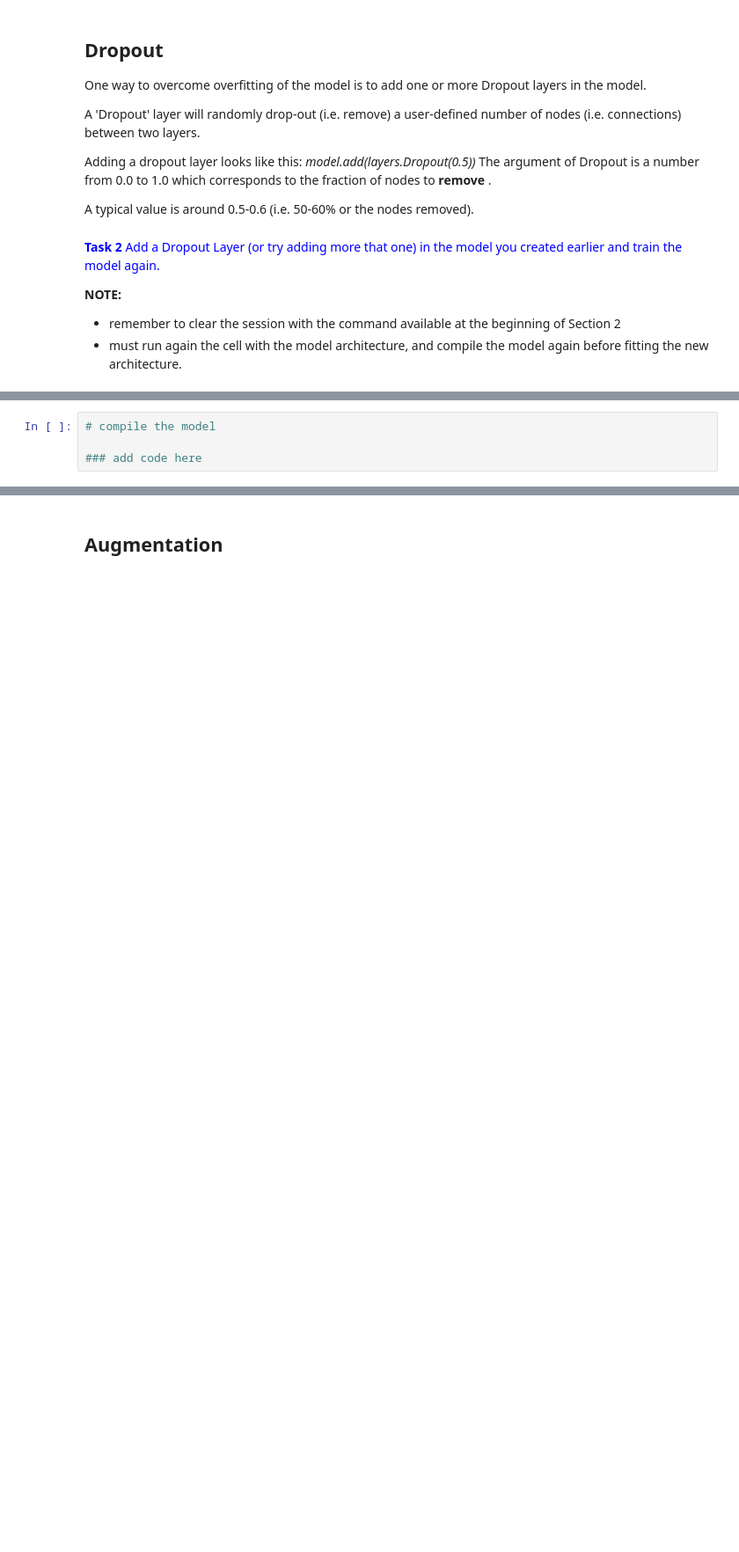
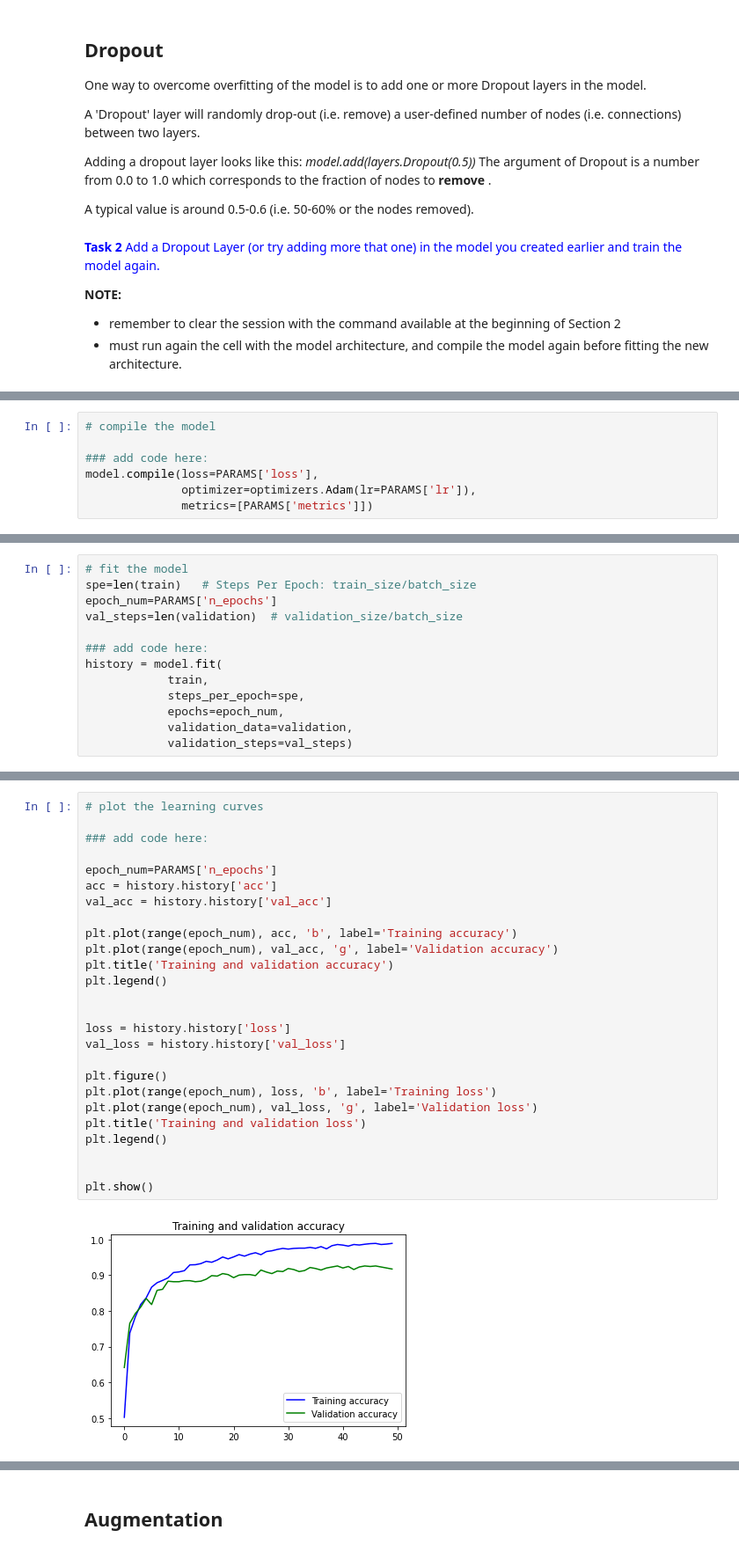
Before and after one commit to emmarant/CNN, a Jupyter notebook: CNN_classification_2.ipynb, the cells around one changed output, grey strips where cells are left out. Shown at 88% size. Saved outputs shown, nothing was run; the diff lists cells and outputs as text; blank space fills up the shorter version.

```diff
--- a/CNN_classification_2.ipynb
+++ b/CNN_classification_2.ipynb
@@ -448,4 +463,7 @@ Add a Dropout Layer (or try adding more that one) in the model you created earli
 # %%
 # compile the model
 
-### add code here
+### add code here:
+model.compile(loss=PARAMS['loss'],
+              optimizer=optimizers.Adam(lr=PARAMS['lr']),
+              metrics=[PARAMS['metrics']])
@@ -455,0 +470,13 @@ Add a Dropout Layer (or try adding more that one) in the model you created earli
+# %%
+# fit the model
+spe=len(train)   # Steps Per Epoch: train_size/batch_size
+epoch_num=PARAMS['n_epochs']
+val_steps=len(validation)  # validation_size/batch_size
+
+### add code here:
+history = model.fit(
+            train,
+            steps_per_epoch=spe,
+            epochs=epoch_num,
+            validation_data=validation,
+            validation_steps=val_steps)
@@ -455,0 +501,28 @@ Add a Dropout Layer (or try adding more that one) in the model you created earli
+# %%
+# plot the learning curves
+
+### add code here:
+
+epoch_num=PARAMS['n_epochs']
+acc = history.history['acc']
+val_acc = history.history['val_acc']
+
+plt.plot(range(epoch_num), acc, 'b', label='Training accuracy')
+plt.plot(range(epoch_num), val_acc, 'g', label='Validation accuracy')
+plt.title('Training and validation accuracy')
+plt.legend()
+
+
+loss = history.history['loss']
+val_loss = history.history['val_loss']
+
+plt.figure()
+plt.plot(range(epoch_num), loss, 'b', label='Training loss')
+plt.plot(range(epoch_num), val_loss, 'g', label='Validation loss')
+plt.title('Training and validation loss')
+plt.legend()
+
+
+plt.show()
+# %% [output]
+[figure, added]
```
Also changed, not shown: parts of 27 cells of this notebook.
